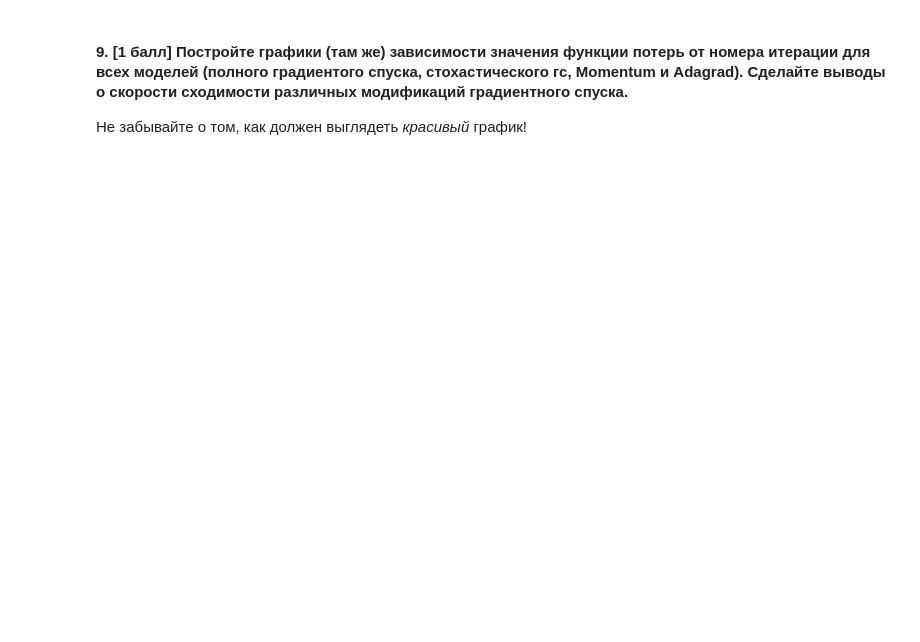
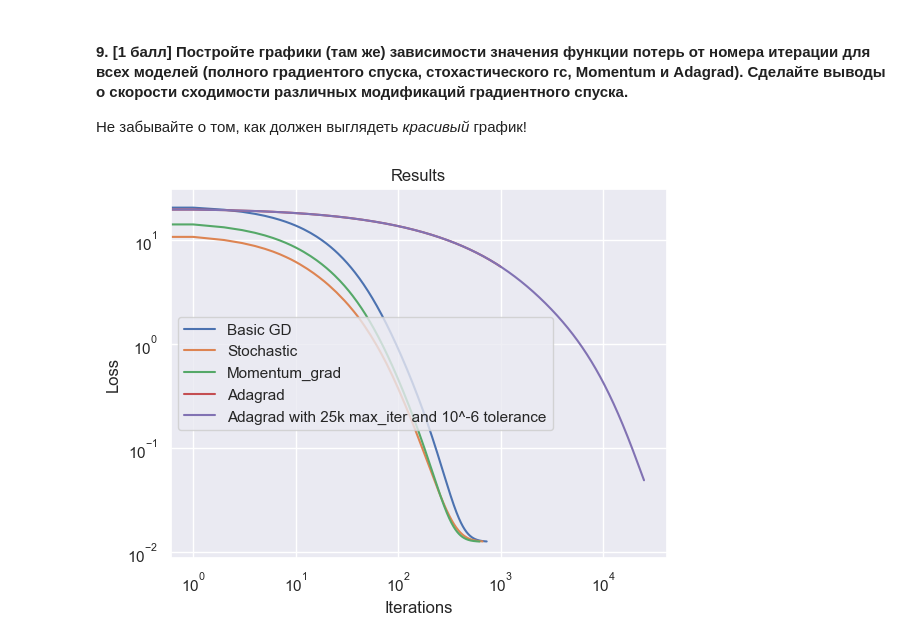
Before and after one commit to ProbablyDead/ml_hse_hw, a Jupyter notebook: hw2/hw2_2023.ipynb, the cells around one changed output. Cells and saved outputs as stored; diff of their text form; code cells hidden in the pictures; blank space fills up the shorter version.

```diff
--- a/hw2/hw2_2023.ipynb
+++ b/hw2/hw2_2023.ipynb
@@ -585,0 +656,6 @@ class LinReg(BaseEstimator):
+# %%
+alphas = np.logspace(-4, 3, num=8)
+searcher = GridSearchCV(LinReg(gd_type="Momentum", delta=0.5), [{"alpha": alphas}], scoring="neg_mean_squared_error", cv=5)
+searcher.fit(X_train_scaled, y_train)
+best_alpha = searcher.best_params_["alpha"]
+print("Best alpha = %.4f" % best_alpha)
@@ -585,0 +664,6 @@ class LinReg(BaseEstimator):
+# %%
+momentum_grad = LinReg(gd_type="Momentum", delta=0.5, alpha=best_alpha).fit(X_train_scaled, y_train)
+y_pred = momentum_grad.predict(X_test_scaled)
+
+print(mean_squared_error(y_pred, y_test, squared=False))
+print(r2_score(y_test, y_pred))
@@ -585,0 +673,6 @@ class LinReg(BaseEstimator):
+# %%
+adagrad_grad = LinReg(gd_type="Adagrad", delta=0.5).fit(X_train_scaled, y_train)
+y_pred = adagrad_grad.predict(X_test_scaled)
+
+print(mean_squared_error(y_pred, y_test, squared=False))
+print(r2_score(y_test, y_pred))
@@ -593,0 +702,47 @@ class LinReg(BaseEstimator):
+# %%
+import matplotlib.pyplot as plt
+import numpy as np
+
+from matplotlib.collections import EventCollection
+
+# Fixing random state for reproducibility
+np.random.seed(19680801)
+
+# create random data
+xdata = np.random.random([2, 10])
+
+# split the data into two parts
+xdata1 = xdata[0, :]
+xdata2 = xdata[1, :]
+
+# sort the data so it makes clean curves
+xdata1.sort()
+xdata2.sort()
+
+# create some y data points
+ydata1 = xdata1 ** 2
+ydata2 = 1 - xdata2 ** 3
+
+# plot the data
+fig = plt.figure()
+ax = fig.add_subplot(1, 1, 1)
+
+ax.plot(range((len(basic_grad.loss_history))), basic_grad.loss_history, label = "Basic GD")
+ax.plot(range(len(stochastic_grad.loss_history)), stochastic_grad.loss_history, label = "Stochastic")
+ax.plot(range(len(momentum_grad.loss_history)), momentum_grad.loss_history, label = "Momentum_grad")
+ax.plot(range(len(adagrad_grad.loss_history)), adagrad_grad.loss_history, label = "Adagrad")
+ax.plot(range(len(adagrad_grad_25k_values_omg.loss_history)), adagrad_grad_25k_values_omg.loss_history,
+        label = "Adagrad with 25k max_iter and 10^-6 tolerance")
+
+ax.set_title('Results')
+plt.xlabel("Iterations")
+plt.ylabel("Loss")
+plt.yscale("log")
+plt.xscale("log")
+
+plt.legend()
+
+# display the plot
+plt.show()
+# %% [output]
+[figure, added]
```
Also changed, not shown: parts of 17 cells of this notebook.
